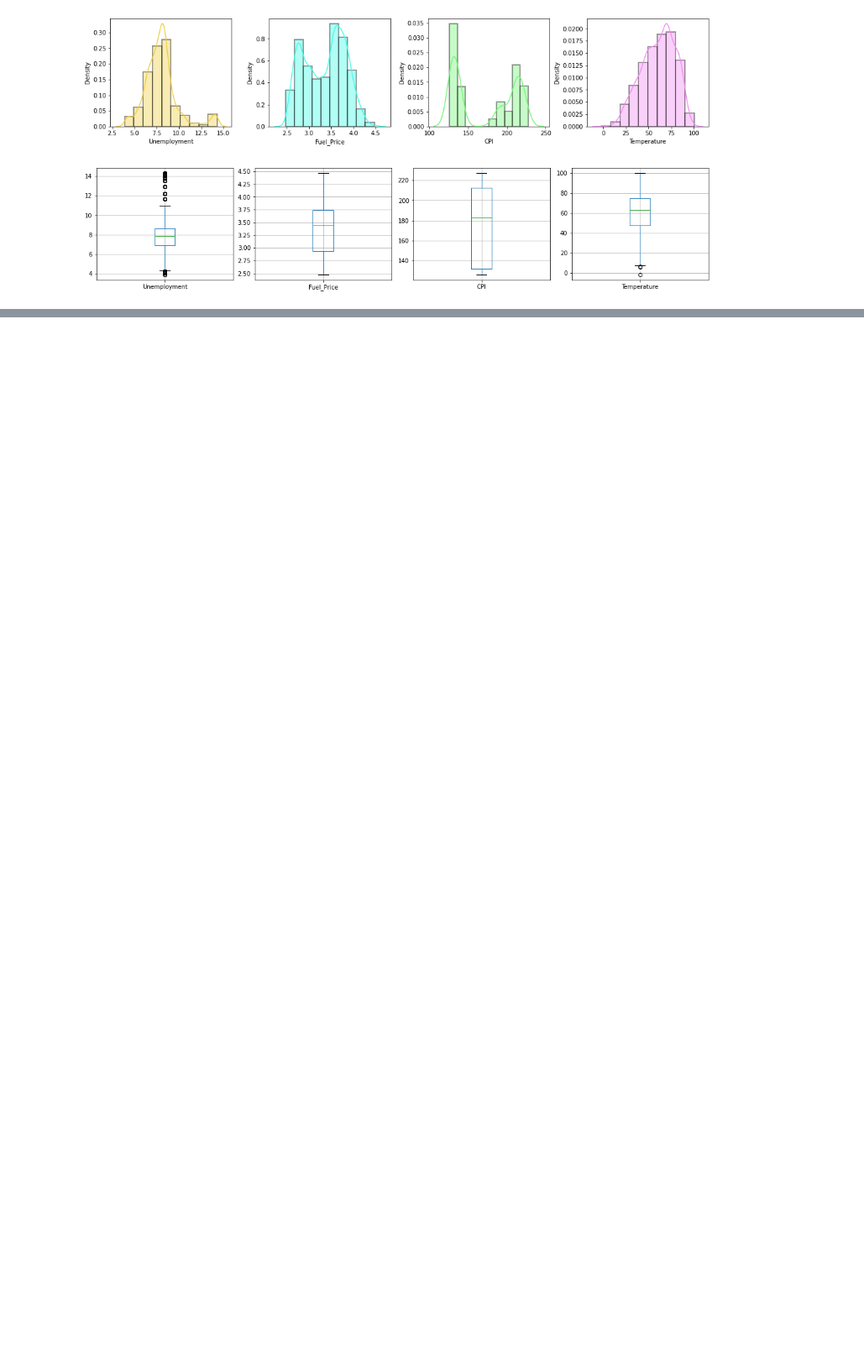
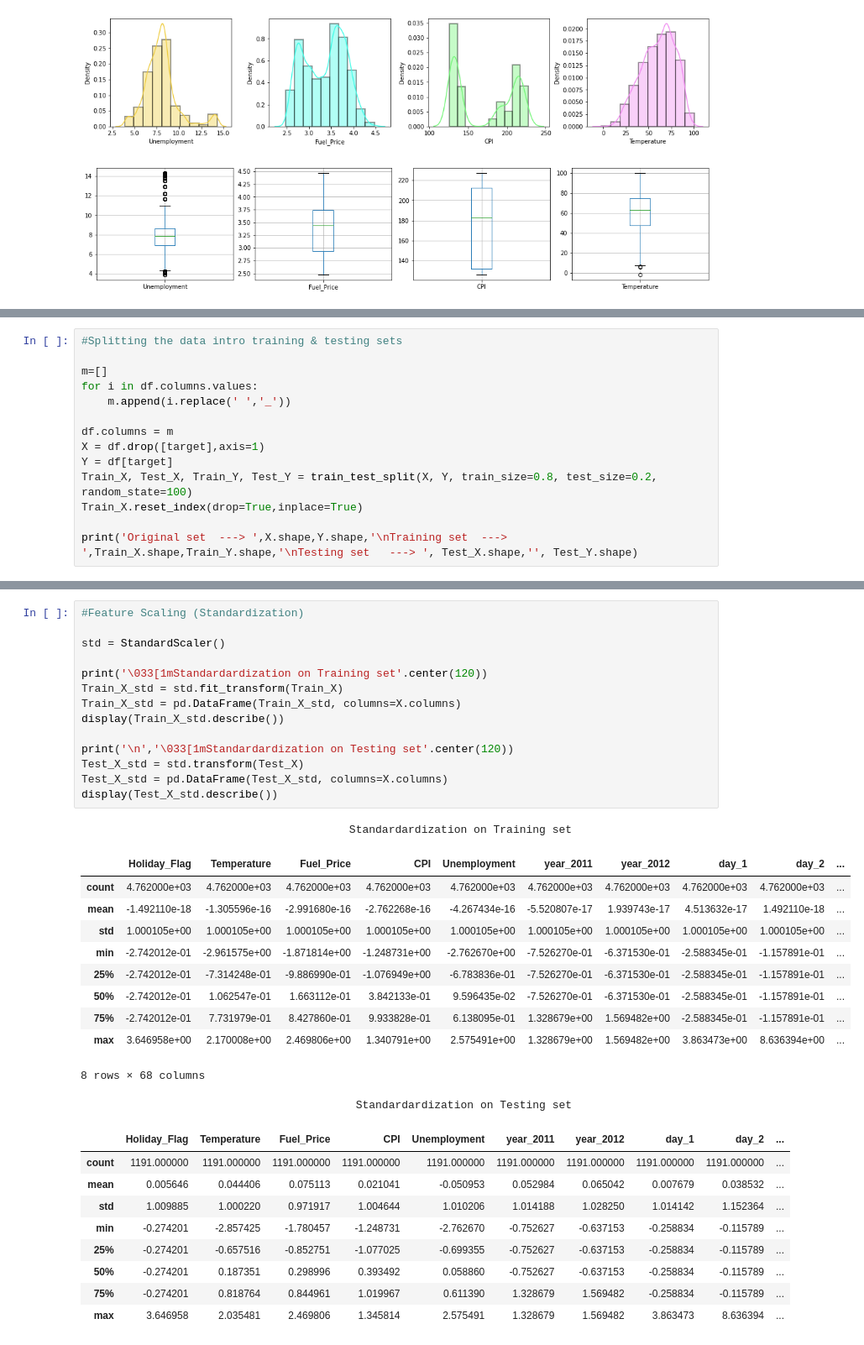
Before and after one commit to sunanda-debnath/Walmart-store-s-sales-forecasting, a Jupyter notebook: Walmart_store’s_sales_forecasting_.ipynb, the cells around one changed output, grey strips where cells are left out. Shown at 84% size. Drawn from its saved outputs; the diff is of its cells as text; blank space fills up the shorter version.

```diff
--- a/Walmart_store’s_sales_forecasting_.ipynb
+++ b/Walmart_store’s_sales_forecasting_.ipynb
@@ -223,0 +355,14 @@ plt.show()
+# %%
+#Splitting the data intro training & testing sets
+
+m=[]
+for i in df.columns.values:
+    m.append(i.replace(' ','_'))
+
+df.columns = m
+X = df.drop([target],axis=1)
+Y = df[target]
+Train_X, Test_X, Train_Y, Test_Y = train_test_split(X, Y, train_size=0.8, test_size=0.2, random_state=100)
+Train_X.reset_index(drop=True,inplace=True)
+
+print('Original set  ---> ',X.shape,Y.shape,'\nTraining set  ---> ',Train_X.shape,Train_Y.shape,'\nTesting set   ---> ', Test_X.shape,'', Test_Y.shape)
@@ -223,0 +373,36 @@ plt.show()
+# %%
+#Feature Scaling (Standardization)
+
+std = StandardScaler()
+
+print('\033[1mStandardardization on Training set'.center(120))
+Train_X_std = std.fit_transform(Train_X)
+Train_X_std = pd.DataFrame(Train_X_std, columns=X.columns)
+display(Train_X_std.describe())
+
+print('\n','\033[1mStandardardization on Testing set'.center(120))
+Test_X_std = std.transform(Test_X)
+Test_X_std = pd.DataFrame(Test_X_std, columns=X.columns)
+display(Test_X_std.describe())
+# %% [output]
+                                         Standardardization on Training set
+|  | Holiday_Flag | Temperature | Fuel_Price | CPI | Unemployment | year_2011 | year_2012 | day_1 | day_2 | ... |
+| count | 4.762000e+03 | 4.762000e+03 | 4.762000e+03 | 4.762000e+03 | 4.762000e+03 | 4.762000e+03 | 4.762000e+03 | 4.762000e+03 | 4.762000e+03 | ... |
+| mean | -1.492110e-18 | -1.305596e-16 | -2.991680e-16 | -2.762268e-16 | -4.267434e-16 | -5.520807e-17 | 1.939743e-17 | 4.513632e-17 | 1.492110e-18 | ... |
+| std | 1.000105e+00 | 1.000105e+00 | 1.000105e+00 | 1.000105e+00 | 1.000105e+00 | 1.000105e+00 | 1.000105e+00 | 1.000105e+00 | 1.000105e+00 | ... |
+| min | -2.742012e-01 | -2.961575e+00 | -1.871814e+00 | -1.248731e+00 | -2.762670e+00 | -7.526270e-01 | -6.371530e-01 | -2.588345e-01 | -1.157891e-01 | ... |
+| 25% | -2.742012e-01 | -7.314248e-01 | -9.886990e-01 | -1.076949e+00 | -6.783836e-01 | -7.526270e-01 | -6.371530e-01 | -2.588345e-01 | -1.157891e-01 | ... |
+| 50% | -2.742012e-01 | 1.062547e-01 | 1.663112e-01 | 3.842133e-01 | 9.596435e-02 | -7.526270e-01 | -6.371530e-01 | -2.588345e-01 | -1.157891e-01 | ... |
+| 75% | -2.742012e-01 | 7.731979e-01 | 8.427860e-01 | 9.933828e-01 | 6.138095e-01 | 1.328679e+00 | 1.569482e+00 | -2.588345e-01 | -1.157891e-01 | ... |
+| max | 3.646958e+00 | 2.170008e+00 | 2.469806e+00 | 1.340791e+00 | 2.575491e+00 | 1.328679e+00 | 1.569482e+00 | 3.863473e+00 | 8.636394e+00 | ... |
+8 rows × 68 columns
+                                          Standardardization on Testing set
+|  | Holiday_Flag | Temperature | Fuel_Price | CPI | Unemployment | year_2011 | year_2012 | day_1 | day_2 | ... |
+| count | 1191.000000 | 1191.000000 | 1191.000000 | 1191.000000 | 1191.000000 | 1191.000000 | 1191.000000 | 1191.000000 | 1191.000000 | ... |
+| mean | 0.005646 | 0.044406 | 0.075113 | 0.021041 | -0.050953 | 0.052984 | 0.065042 | 0.007679 | 0.038532 | ... |
+| std | 1.009885 | 1.000220 | 0.971917 | 1.004644 | 1.010206 | 1.014188 | 1.028250 | 1.014142 | 1.152364 | ... |
+| min | -0.274201 | -2.857425 | -1.780457 | -1.248731 | -2.762670 | -0.752627 | -0.637153 | -0.258834 | -0.115789 | ... |
+| 25% | -0.274201 | -0.657516 | -0.852751 | -1.077025 | -0.699355 | -0.752627 | -0.637153 | -0.258834 | -0.115789 | ... |
+| 50% | -0.274201 | 0.187351 | 0.298996 | 0.393492 | 0.058860 | -0.752627 | -0.637153 | -0.258834 | -0.115789 | ... |
+| 75% | -0.274201 | 0.818764 | 0.844961 | 1.019967 | 0.611390 | 1.328679 | 1.569482 | -0.258834 | -0.115789 | ... |
+| max | 3.646958 | 2.035481 | 2.469806 | 1.345814 | 2.575491 | 1.328679 | 1.569482 | 3.863473 | 8.636394 | ... |
```
Also changed, not shown: parts of 13 cells of this notebook.
